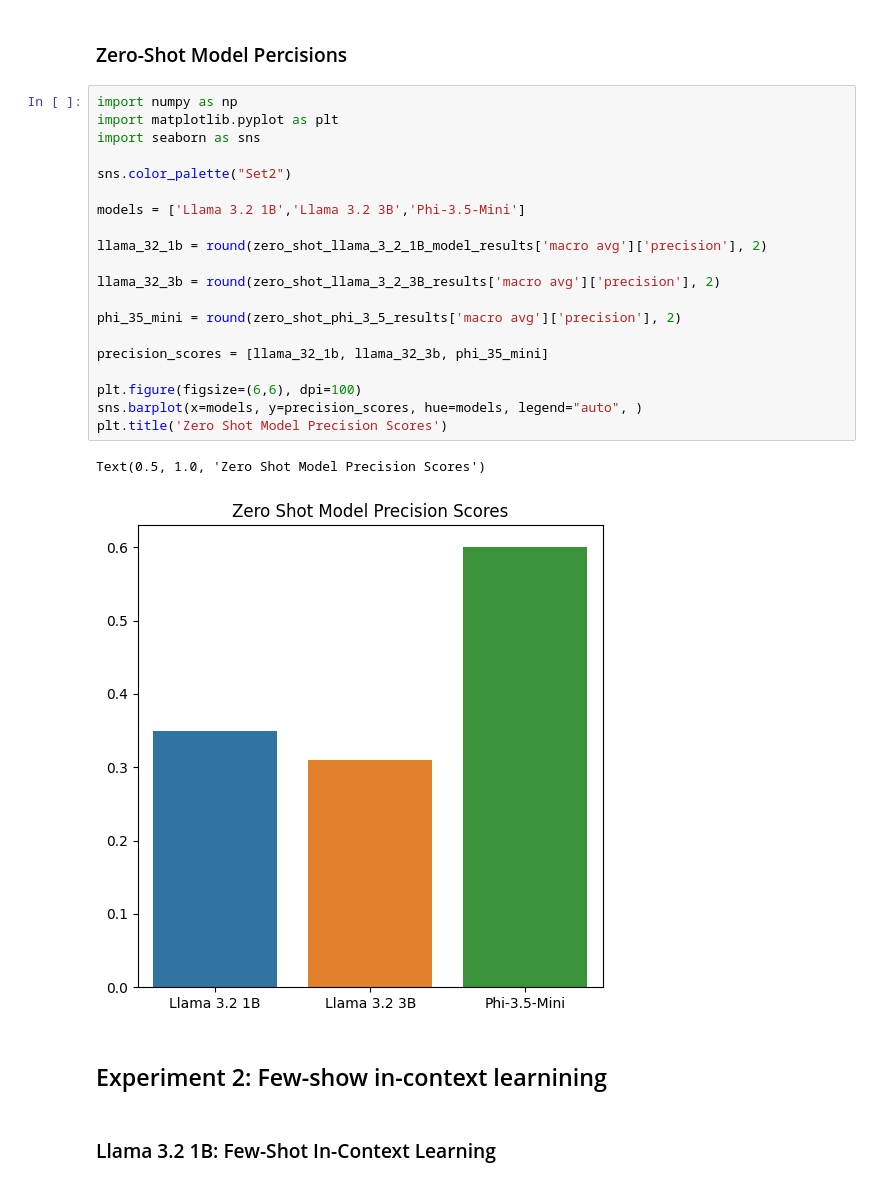
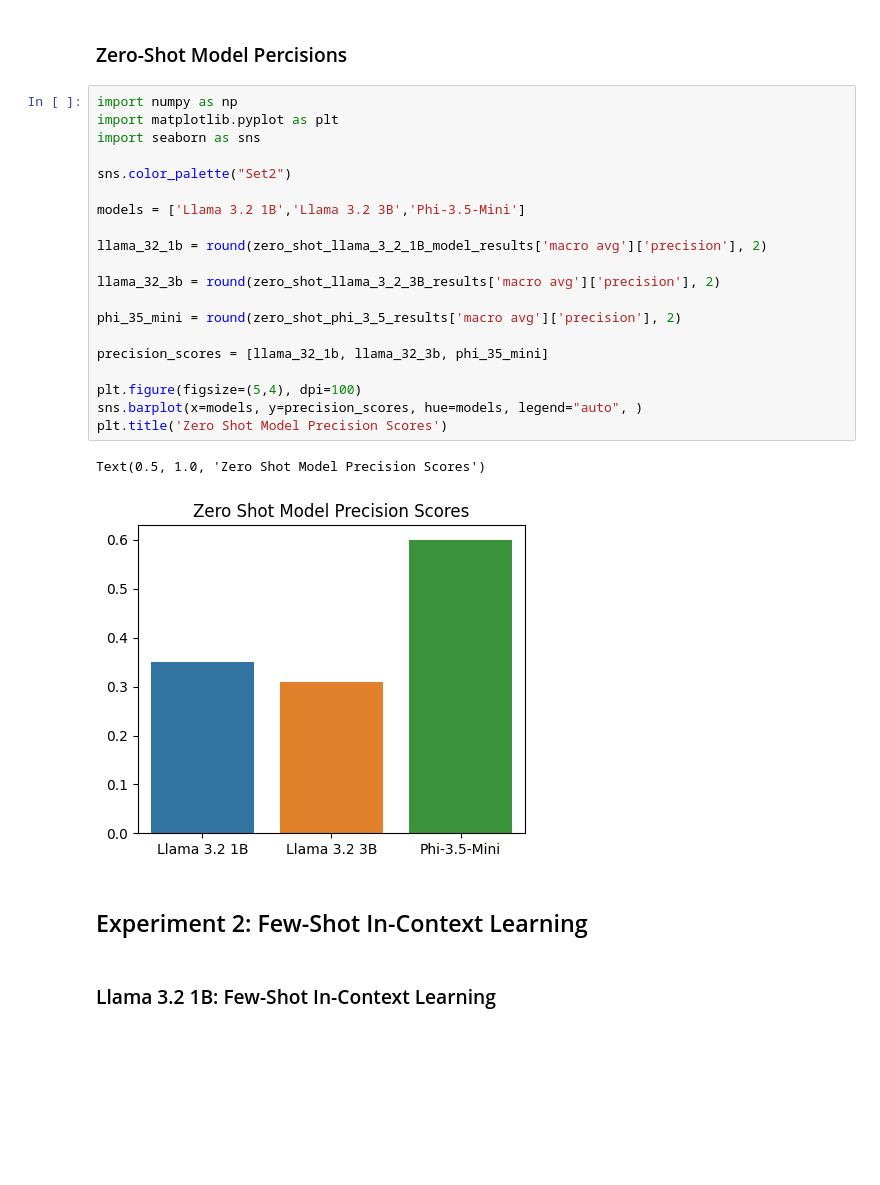
Before and after one commit to GoodGuyGregory/llm-psu-assignment-2, a Jupyter notebook: Assignement_2_Greg_Witt.ipynb, the cells around one changed output. Saved outputs shown, nothing was run; the diff lists cells and outputs as text; blank space fills up the shorter version.

```diff
--- a/Assignement_2_Greg_Witt.ipynb
+++ b/Assignement_2_Greg_Witt.ipynb
@@ -472,28 +472,28 @@ Text(0.5, 1.0, 'Zero Shot Model F-1 Scores')
 # %%
 import numpy as np
 import matplotlib.pyplot as plt
 import seaborn as sns
 
 sns.color_palette("Set2")
 
 models = ['Llama 3.2 1B','Llama 3.2 3B','Phi-3.5-Mini']
 
 llama_32_1b = round(zero_shot_llama_3_2_1B_model_results['macro avg']['precision'], 2)
 
 llama_32_3b = round(zero_shot_llama_3_2_3B_results['macro avg']['precision'], 2)
 
 phi_35_mini = round(zero_shot_phi_3_5_results['macro avg']['precision'], 2)
 
 precision_scores = [llama_32_1b, llama_32_3b, phi_35_mini]
 
-plt.figure(figsize=(6,6), dpi=100)
+plt.figure(figsize=(5,4), dpi=100)
 sns.barplot(x=models, y=precision_scores, hue=models, legend="auto", )
 plt.title('Zero Shot Model Precision Scores')
 # %% [output]
 Text(0.5, 1.0, 'Zero Shot Model Precision Scores')
-[figure, old version]
+[figure, new version]
 # %% [markdown]
-## Experiment 2: Few-show in-context learnining
+## Experiment 2: Few-Shot In-Context Learning
 # %% [markdown]
 ### Llama 3.2 1B: Few-Shot In-Context Learning
 # %% [markdown]
```
Also changed, not shown: parts of 36 cells of this notebook.
